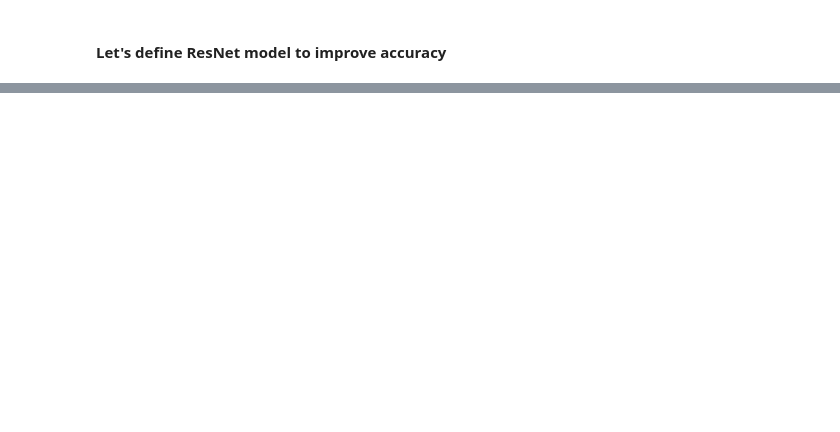
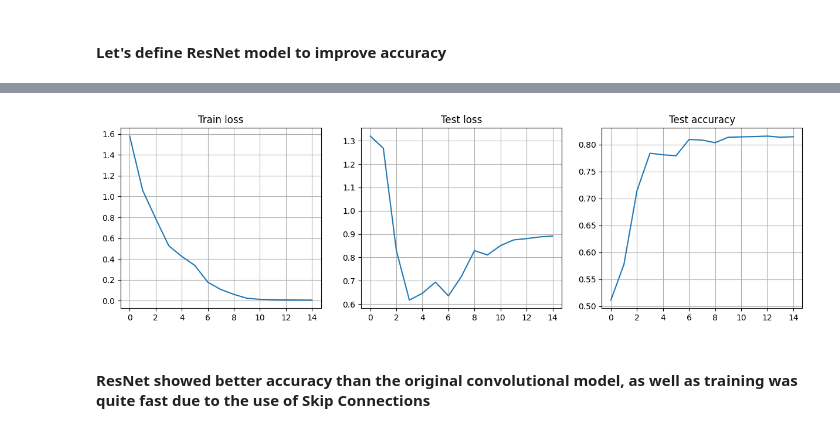
Before and after one commit to WASD6464/ML, a Jupyter notebook: CV/CIFAR_problem.ipynb, the cells around one changed output, grey strips where cells are left out. Cells and saved outputs as stored; diff of their text form; code cells hidden in the pictures; blank space fills up the shorter version.

```diff
--- a/CV/CIFAR_problem.ipynb
+++ b/CV/CIFAR_problem.ipynb
@@ -271,7 +500,9 @@ torch.mps.empty_cache()
 # %%
-model = ResNet(ResBlock, [2, 3, 4, 2], 10).half().to(device)
+model = nn.DataParallel(ResNet(ResBlock, [2, 2, 3, 2], 10)).to(device)
 # %%
 trained_model, tr_loss_hist, ts_loss_hist, ts_acc_hist = train_func(train_loader,
+
                                                             test_loader, loss_fn,
-                                                            acc_fn, device, 10, 3e-2, model = model)
+
+                                                            acc_fn, device, 15, 3e-3, model = model)
 # %% [output]
@@ -281,0 +524,6 @@ KeyboardInterrupt:
+# %%
+plot_train_func(tr_loss_hist, ts_loss_hist, ts_acc_hist)
+# %% [output]
+[figure, added]
+# %% [markdown]
+#### ResNet showed better accuracy than the original convolutional model, as well as training was quite fast due to the use of Skip Connections
```
Also changed, not shown: parts of 21 cells of this notebook.
